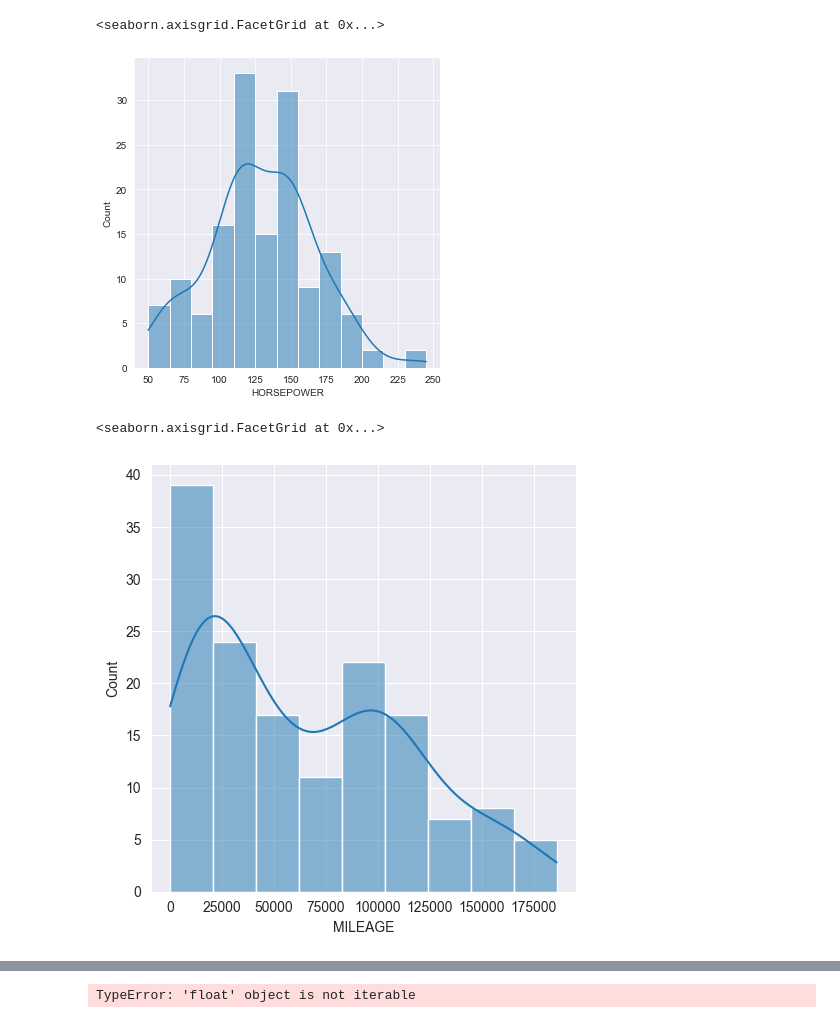
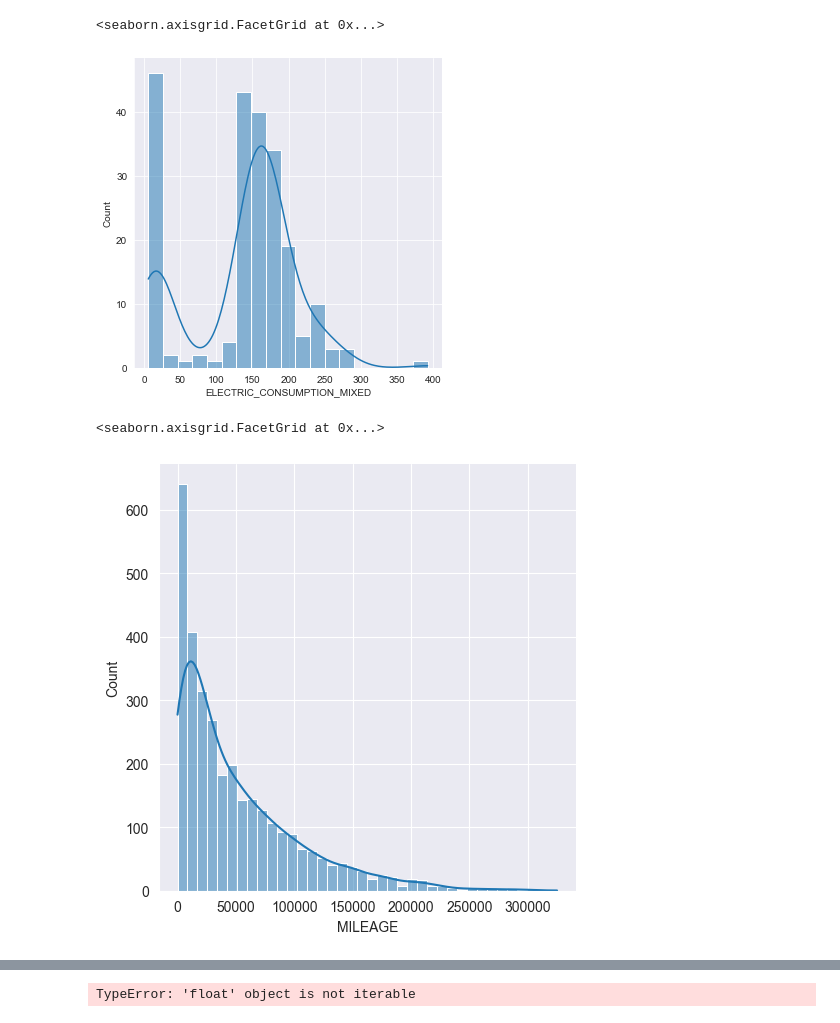
Before and after one commit to jc-cp/akina, a Jupyter notebook: Regression.ipynb, the cells around one changed output, grey strips where cells are left out. Saved outputs shown, nothing was run; the diff lists cells and outputs as text; code cells hidden in the pictures.

```diff
--- a/Regression.ipynb
+++ b/Regression.ipynb
@@ -8,21 +8,28 @@ from sklearn.svm import SVR
 import matplotlib.pyplot as plt
 from collections import Counter
 # %%
-listings = pd.read_csv("test_data/listings_shorted.csv", sep=",")
+listings = pd.read_csv("test_data/Test_data.csv", sep=";")
 sigVars = ['GUID','REGISTRATION_YEAR', 'MILEAGE', 'POWER_IN_KW', 'HORSEPOWER', 'GEARING_TYPE',
        'WARRANTY',
        'PRICE_PUBLIC', 'CYLINDERS', 'EMISSION_CLASS', 'PRIMARY_FUEL_TYPE',
        'CONSUMPTION_HIGHWAY', 'CONSUMPTION_CITY', 'CONSUMPTION_MIXED',
-       'ELECTRIC_CONSUMPTION_MIXED', 'EFFICIENCY_CLASS', 'CO2_EMISSION', 'EMISSION_STICKER']
+       'ELECTRIC_CONSUMPTION_MIXED', 'EFFICIENCY_CLASS', 'CO2_EMISSION', 'EMISSION_STICKER', 'PREV_OWNERS', 'SEATS']
 listings_processed = listings[sigVars]
-numericVars = ['MILEAGE','POWER_IN_KW', 'HORSEPOWER',
+numericVars = ['REGISTRATION_YEAR', 'MILEAGE','POWER_IN_KW', 'HORSEPOWER',
        'PRICE_PUBLIC',
        'CYLINDERS',
-       'CONSUMPTION_HIGHWAY', 'CONSUMPTION_CITY', 'CONSUMPTION_MIXED',
-       'CO2_EMISSION']
+       'CONSUMPTION_HIGHWAY', 'CONSUMPTION_CITY', 'CONSUMPTION_MIXED', 'ELECTRIC_CONSUMPTION_MIXED', 'CO2_EMISSION', 'PREV_OWNERS', 'SEATS']
 listings_numeric = listings[numericVars]
 n_std = 2
+
+df2 = listings.dropna(subset='ELECTRIC_CONSUMPTION_MIXED')
+df2_num = df2[numericVars]
+
 for col in listings_numeric.columns:
-    mean = listings_numeric[col].mean()
-    sd = listings_numeric[col].std()
-    listings_numeric = listings_numeric[listings_numeric[col] <= mean+(n_std*sd)]
+    if col != 'ELECTRIC_CONSUMPTION_MIXED':
+        mean = listings_numeric[col].mean()
+        sd = listings_numeric[col].std()
+        listings_numeric = listings_numeric[listings_numeric[col] <= mean+(n_std*sd)]
+    elif col == 'ELECTRIC_CONSUMPTION_MIXED':
+       # print(df2_num)
+        pass
@@ -49,13 +56,13 @@ print(listings_numeric)
 # %%
-sns.displot(listings_numeric['HORSEPOWER'], kde = True, stat = 'count')
+sns.displot(df2_num['ELECTRIC_CONSUMPTION_MIXED'], kde = True, stat = 'count')
 # %% [output]
 <seaborn.axisgrid.FacetGrid at 0x...>
-[figure, old version]
+[figure, new version]
 # %%
 sns.displot(listings_numeric['MILEAGE'], kde = True, stat = 'count')
 # %% [output]
 <seaborn.axisgrid.FacetGrid at 0x...>
-[figure, old version]
+[figure, new version]
 # %%
 # x,y = sns.distplot(listings_numeric['HORSEPOWER'], hist=False).get_lines()[0].get_data()
 x,y = sns.kdeplot(listings_numeric['HORSEPOWER'], cut=0).get_lines()[0].get_data()
```
Also changed, not shown: parts of 13 cells of this notebook, 2 other files.
